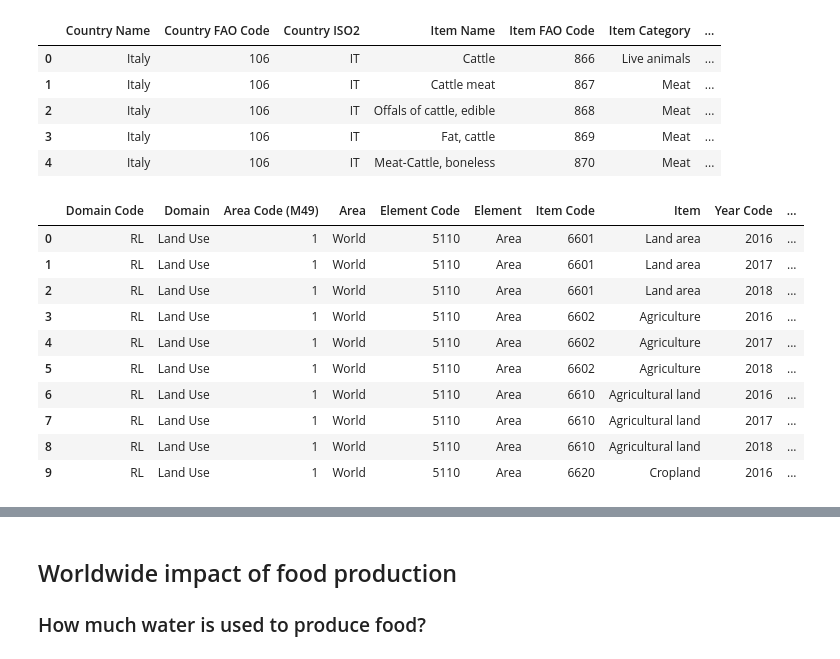
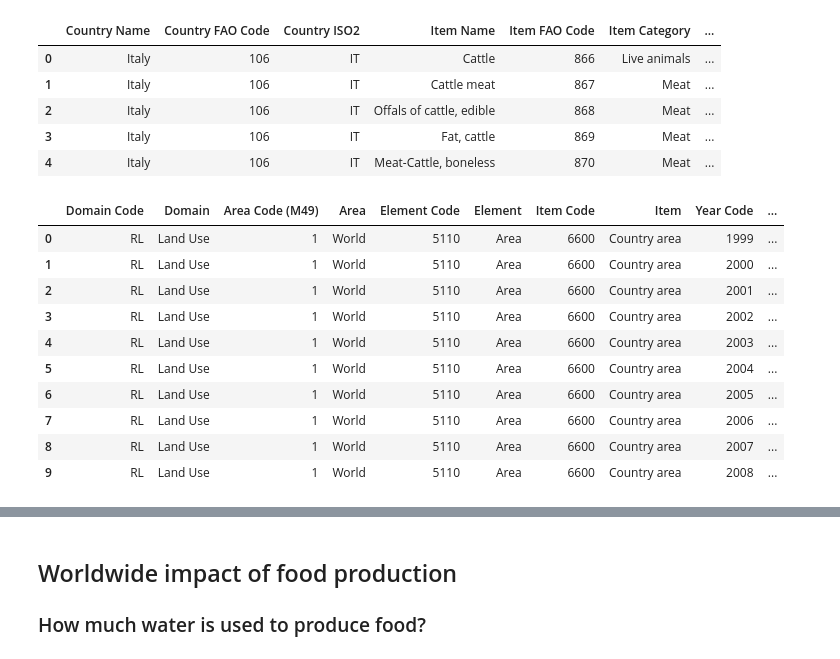
Before and after one commit to TCoaM/TrueCostOfAMeal, a Jupyter notebook: simo_notebook.ipynb, the cells around one changed output, grey strips where cells are left out. Cells and saved outputs as stored; diff of their text form; code cells hidden in the pictures.

```diff
--- a/simo_notebook.ipynb
+++ b/simo_notebook.ipynb
@@ -66,17 +68,17 @@ watertofood_animals.head(5)
 | 4 | Italy | 106 | IT | Meat-Cattle, boneless | 870 | Meat | ... |
 # %%
 # loading dataset on land use
-landuse_data = pd.read_csv("data/FAOSTAT_world_land_use_data.csv", encoding="utf-8")
+landuse_data = pd.read_csv("data/FAOSTAT_land_use_data.csv", encoding="utf-8")
 landuse_data.head(10)
 # %% [output]
 |  | Domain Code | Domain | Area Code (M49) | Area | Element Code | Element | Item Code | Item | Year Code | ... |
-| 0 | RL | Land Use | 1 | World | 5110 | Area | 6601 | Land area | 2016 | ... |
-| 1 | RL | Land Use | 1 | World | 5110 | Area | 6601 | Land area | 2017 | ... |
-| 2 | RL | Land Use | 1 | World | 5110 | Area | 6601 | Land area | 2018 | ... |
-| 3 | RL | Land Use | 1 | World | 5110 | Area | 6602 | Agriculture | 2016 | ... |
-| 4 | RL | Land Use | 1 | World | 5110 | Area | 6602 | Agriculture | 2017 | ... |
-| 5 | RL | Land Use | 1 | World | 5110 | Area | 6602 | Agriculture | 2018 | ... |
-| 6 | RL | Land Use | 1 | World | 5110 | Area | 6610 | Agricultural land | 2016 | ... |
-| 7 | RL | Land Use | 1 | World | 5110 | Area | 6610 | Agricultural land | 2017 | ... |
-| 8 | RL | Land Use | 1 | World | 5110 | Area | 6610 | Agricultural land | 2018 | ... |
-| 9 | RL | Land Use | 1 | World | 5110 | Area | 6620 | Cropland | 2016 | ... |
+| 0 | RL | Land Use | 1 | World | 5110 | Area | 6600 | Country area | 1999 | ... |
+| 1 | RL | Land Use | 1 | World | 5110 | Area | 6600 | Country area | 2000 | ... |
+| 2 | RL | Land Use | 1 | World | 5110 | Area | 6600 | Country area | 2001 | ... |
+| 3 | RL | Land Use | 1 | World | 5110 | Area | 6600 | Country area | 2002 | ... |
+| 4 | RL | Land Use | 1 | World | 5110 | Area | 6600 | Country area | 2003 | ... |
+| 5 | RL | Land Use | 1 | World | 5110 | Area | 6600 | Country area | 2004 | ... |
+| 6 | RL | Land Use | 1 | World | 5110 | Area | 6600 | Country area | 2005 | ... |
+| 7 | RL | Land Use | 1 | World | 5110 | Area | 6600 | Country area | 2006 | ... |
+| 8 | RL | Land Use | 1 | World | 5110 | Area | 6600 | Country area | 2007 | ... |
+| 9 | RL | Land Use | 1 | World | 5110 | Area | 6600 | Country area | 2008 | ... |
```
Also changed, not shown: parts of 15 cells of this notebook.
